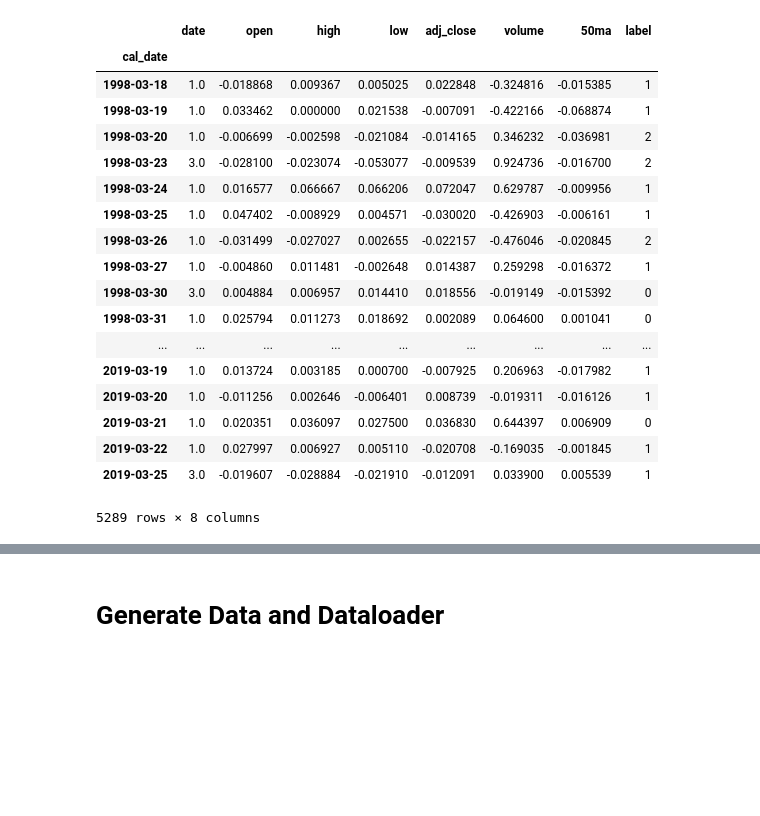
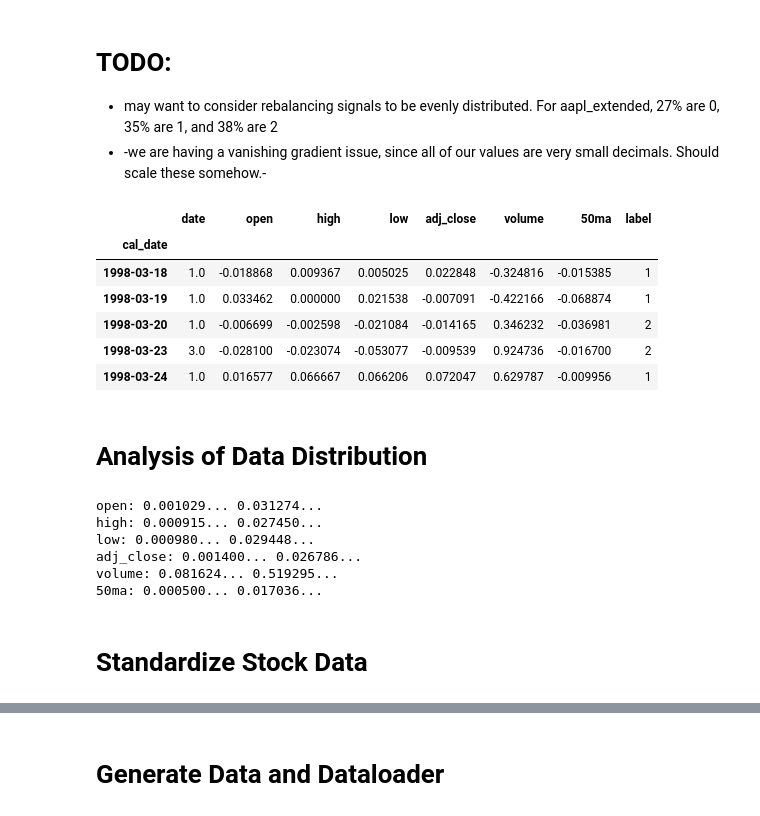
Before and after one commit to ncasale/zipline-setup, a Jupyter notebook: Stock_Data_LSTM.ipynb, the cells around one changed output, grey strips where cells are left out. Drawn from its saved outputs; the diff is of its cells as text; code cells hidden in the pictures; blank space fills up the shorter version.

Commit message:
Standardized stock data and added more robust training features

```diff
--- a/Stock_Data_LSTM.ipynb
+++ b/Stock_Data_LSTM.ipynb
@@ -1,3 +1,7 @@
+# %% [markdown]
+# TODO:
+- may want to consider rebalancing signals to be evenly distributed. For aapl_extended, 27% are 0, 35% are 1, and 38% are 2
+- -we are having a vanishing gradient issue, since all of our values are very small decimals. Should scale these somehow.-
 # %%
 # Pytorch Imports
 import numpy as np
@@ -10,58 +14,67 @@ import datetime
 import time
 # %%
 def get_cleaned_data(ticker, pred_window):
-# Get stock data from csv
+    # Get stock data from csv
     stock_data = pd.read_csv('./data/{}_extended.csv'.format(ticker), index_col=0).rename_axis('cal_date').reset_index()
     stock_data = stock_data.set_index('cal_date')
 
-# Generate new columns
+    # Generate new columns
     stock_data['50ma'] = pd.Series.rolling(stock_data['volume'],50, min_periods=50).mean().round()
     stock_data['label'] = stock_data['adj_close'].shift(periods=-pred_window)
     stock_data['label'] = stock_data['label'] - stock_data['adj_close']
     stock_data['label'] = pd.Series(stock_data['label']/stock_data['adj_close']*100).astype(float)
     stock_data['label'] = pd.cut(stock_data['label'], [np.NINF,-2,2,np.inf], labels= [0, 1, 2])
-# Format columns as differences
-# NOTE: Date is formatted as the difference in days to keep value ranges lower.
+
+    # Format columns as differences
+    # NOTE: Date is formatted as the difference in days to keep value ranges lower.
     for column in stock_data:
         if column not in ['date', 'label']:
             stock_data[column] = stock_data[column].pct_change()
 
-# Drop all cols that contain NAs
+    # Drop all cols that contain NAs
     stock_data.dropna(inplace = True)
 
-# Refactor date column to be days since last datatpoint and drop NA's again
+    # Refactor date column to be days since last datatpoint and drop NA's again
     stock_data['date'] = stock_data.index
     stock_data['date'] = stock_data['date'].apply(lambda x: time.mktime(datetime.datetime.strptime(x, "%Y-%m-%d").timetuple()), convert_dtype=True)
     stock_data['date'] = stock_data['date'].diff()/86400
     stock_data['date'] = stock_data['date'].round()
 
     stock_data = stock_data.loc[:, ['date', 'open', 'high', 'low', 'close', 'adj_close', 'volume', '50ma', 'label']]
     stock_data.drop(labels='close', inplace = True, axis = 1)
     stock_data.dropna(inplace = True)
     return stock_data
 
 
 ticker = 'aapl'
 pred_window = 5
 stock_data = get_cleaned_data(ticker, pred_window)
-stock_data
+stock_data.head()
 # %% [output]
 |  | date | open | high | low | adj_close | volume | 50ma | label |
 | cal_date |  |  |  |  |  |  |  |  |
 | 1998-03-18 | 1.0 | -0.018868 | 0.009367 | 0.005025 | 0.022848 | -0.324816 | -0.015385 | 1 |
 | 1998-03-19 | 1.0 | 0.033462 | 0.000000 | 0.021538 | -0.007091 | -0.422166 | -0.068874 | 1 |
 | 1998-03-20 | 1.0 | -0.006699 | -0.002598 | -0.021084 | -0.014165 | 0.346232 | -0.036981 | 2 |
 | 1998-03-23 | 3.0 | -0.028100 | -0.023074 | -0.053077 | -0.009539 | 0.924736 | -0.016700 | 2 |
 | 1998-03-24 | 1.0 | 0.016577 | 0.066667 | 0.066206 | 0.072047 | 0.629787 | -0.009956 | 1 |
-| 1998-03-25 | 1.0 | 0.047402 | -0.008929 | 0.004571 | -0.030020 | -0.426903 | -0.006161 | 1 |
-| 1998-03-26 | 1.0 | -0.031499 | -0.027027 | 0.002655 | -0.022157 | -0.476046 | -0.020845 | 2 |
-| 1998-03-27 | 1.0 | -0.004860 | 0.011481 | -0.002648 | 0.014387 | 0.259298 | -0.016372 | 1 |
-| 1998-03-30 | 3.0 | 0.004884 | 0.006957 | 0.014410 | 0.018556 | -0.019149 | -0.015392 | 0 |
-| 1998-03-31 | 1.0 | 0.025794 | 0.011273 | 0.018692 | 0.002089 | 0.064600 | 0.001041 | 0 |
-| ... | ... | ... | ... | ... | ... | ... | ... | ... |
-| 2019-03-19 | 1.0 | 0.013724 | 0.003185 | 0.000700 | -0.007925 | 0.206963 | -0.017982 | 1 |
-| 2019-03-20 | 1.0 | -0.011256 | 0.002646 | -0.006401 | 0.008739 | -0.019311 | -0.016126 | 1 |
-| 2019-03-21 | 1.0 | 0.020351 | 0.036097 | 0.027500 | 0.036830 | 0.644397 | 0.006909 | 0 |
-| 2019-03-22 | 1.0 | 0.027997 | 0.006927 | 0.005110 | -0.020708 | -0.169035 | -0.001845 | 1 |
-| 2019-03-25 | 3.0 | -0.019607 | -0.028884 | -0.021910 | -0.012091 | 0.033900 | 0.005539 | 1 |
-5289 rows × 8 columns
+# %% [markdown]
+# Analysis of Data Distribution
+# %%
+def analyze_distribution(series):
+    # return mean and std-dev of series
+    return np.mean(series), np.std(series)
+
+cols = ['open', 'high', 'low', 'adj_close', 'volume', '50ma']
+for col in cols:
+    mean, stddev = analyze_distribution(stock_data[col])
+    print("{}: {:.6f}... {:.6f}...".format(col, mean, stddev))
+# %% [output]
+open: 0.001029... 0.031274...
+high: 0.000915... 0.027450...
+low: 0.000980... 0.029448...
+adj_close: 0.001400... 0.026786...
+volume: 0.081624... 0.519295...
+50ma: 0.000500... 0.017036...
+# %% [markdown]
+# Standardize Stock Data
```
Also changed, not shown: parts of 12 cells of this notebook.
